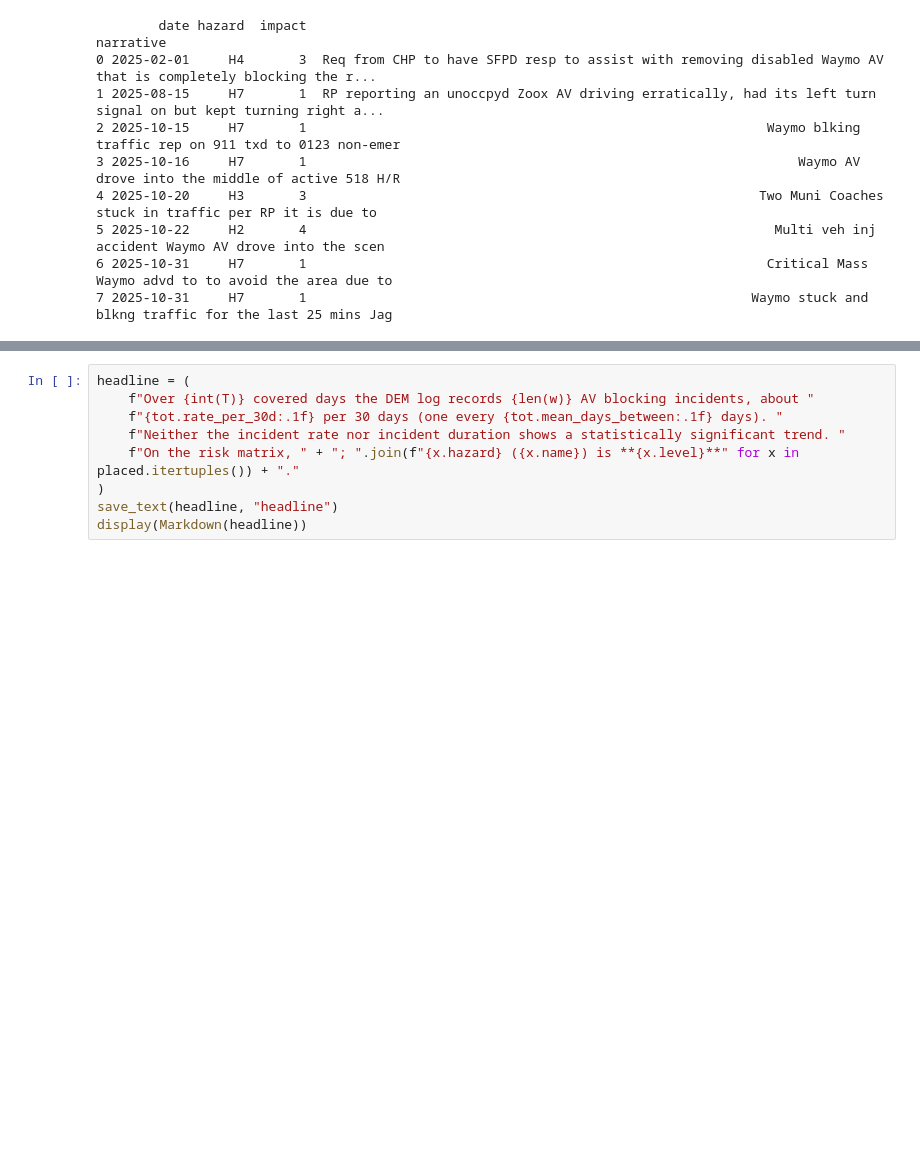
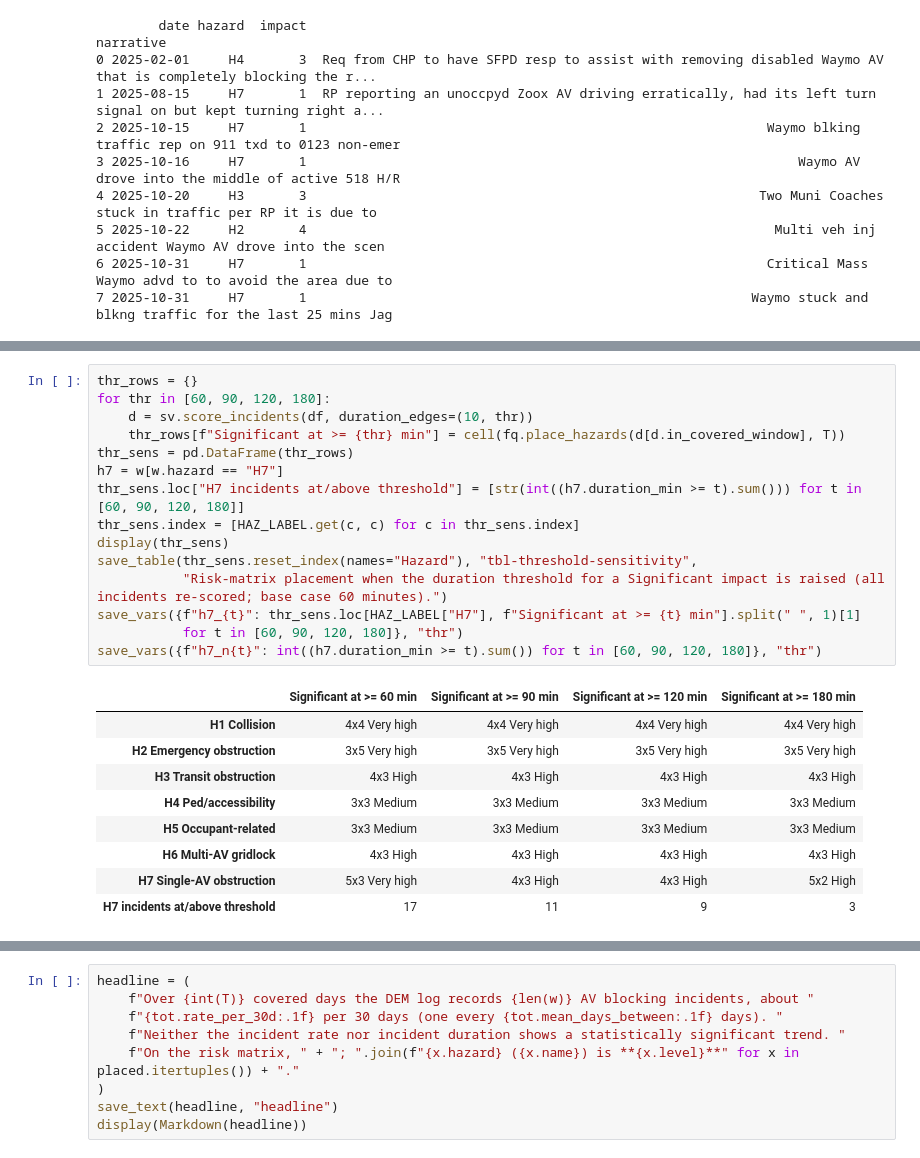
Before and after one commit to jonathanwilsonami/av-blocking-analysis, a Jupyter notebook: notebooks/av_blocking_analysis.ipynb, the cells around one changed output, grey strips where cells are left out. Drawn from its saved outputs; the diff is of its cells as text; blank space fills up the shorter version.

```diff
--- a/notebooks/av_blocking_analysis.ipynb
+++ b/notebooks/av_blocking_analysis.ipynb
@@ -995,3 +1013,28 @@ print(sp[["date", "hazard", "impact", "narrative"]])
+# %%
+thr_rows = {}
+for thr in [60, 90, 120, 180]:
+    d = sv.score_incidents(df, duration_edges=(10, thr))
+    thr_rows[f"Significant at >= {thr} min"] = cell(fq.place_hazards(d[d.in_covered_window], T))
+thr_sens = pd.DataFrame(thr_rows)
+h7 = w[w.hazard == "H7"]
+thr_sens.loc["H7 incidents at/above threshold"] = [str(int((h7.duration_min >= t).sum())) for t in [60, 90, 120, 180]]
+thr_sens.index = [HAZ_LABEL.get(c, c) for c in thr_sens.index]
+display(thr_sens)
+save_table(thr_sens.reset_index(names="Hazard"), "tbl-threshold-sensitivity",
+           "Risk-matrix placement when the duration threshold for a Significant impact is raised (all incidents re-scored; base case 60 minutes).")
+save_vars({f"h7_{t}": thr_sens.loc[HAZ_LABEL["H7"], f"Significant at >= {t} min"].split(" ", 1)[1]
+           for t in [60, 90, 120, 180]}, "thr")
+save_vars({f"h7_n{t}": int((h7.duration_min >= t).sum()) for t in [60, 90, 120, 180]}, "thr")
+# %% [output]
+|  | Significant at >= 60 min | Significant at >= 90 min | Significant at >= 120 min | Significant at >= 180 min |
+| H1 Collision | 4x4 Very high | 4x4 Very high | 4x4 Very high | 4x4 Very high |
+| H2 Emergency obstruction | 3x5 Very high | 3x5 Very high | 3x5 Very high | 3x5 Very high |
+| H3 Transit obstruction | 4x3 High | 4x3 High | 4x3 High | 4x3 High |
+| H4 Ped/accessibility | 3x3 Medium | 3x3 Medium | 3x3 Medium | 3x3 Medium |
+| H5 Occupant-related | 3x3 Medium | 3x3 Medium | 3x3 Medium | 3x3 Medium |
+| H6 Multi-AV gridlock | 4x3 High | 4x3 High | 4x3 High | 4x3 High |
+| H7 Single-AV obstruction | 5x3 Very high | 4x3 High | 4x3 High | 5x2 High |
+| H7 incidents at/above threshold | 17 | 11 | 9 | 3 |
 # %% [markdown]
 **How to read the sensitivity table.**
 
```
Also changed, not shown: parts of 3 cells of this notebook, 13 other files.
